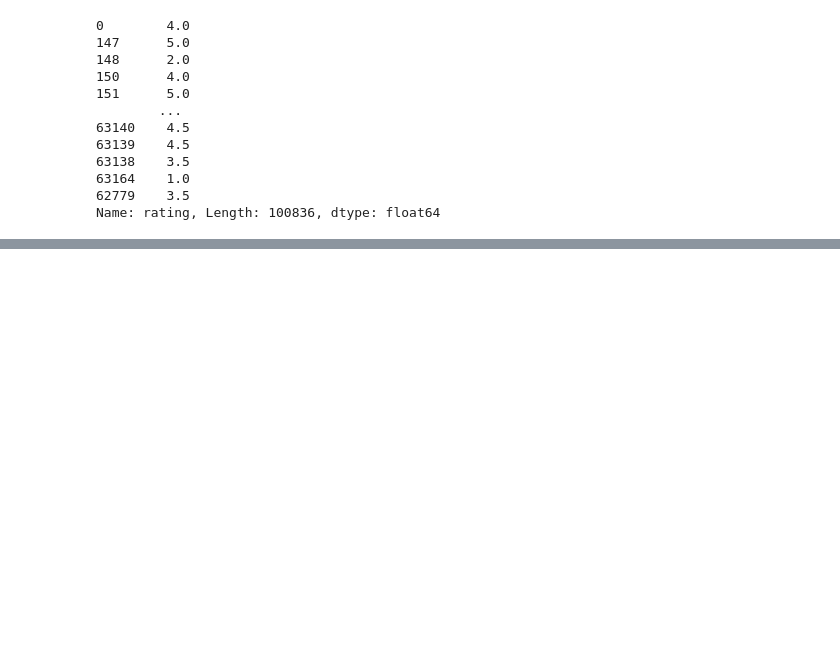
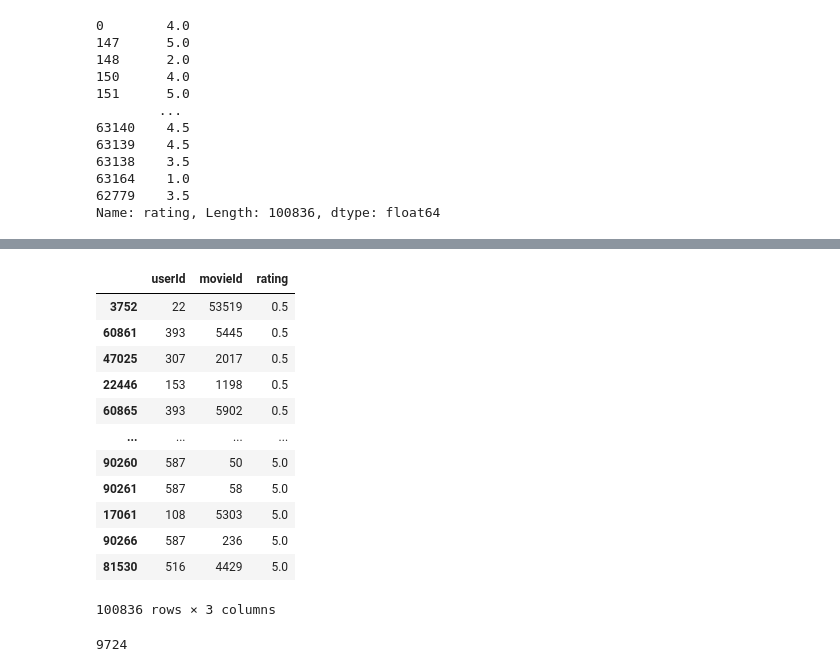
Before and after one commit to sewarslan/final_project, a Jupyter notebook: movie_recommender/creating_user_NN_data.ipynb, the cells around one changed output, grey strips where cells are left out. Saved outputs shown, nothing was run; the diff lists cells and outputs as text; code cells hidden in the pictures; blank space fills up the shorter version.

```diff
--- a/movie_recommender/creating_user_NN_data.ipynb
+++ b/movie_recommender/creating_user_NN_data.ipynb
@@ -305,0 +346,22 @@ Name: rating, Length: 100836, dtype: float64
+# %%
+
+ratings_df.sort_values(by=['rating'])
+# %% [output]
+|  | userId | movieId | rating |
+| 3752 | 22 | 53519 | 0.5 |
+| 60861 | 393 | 5445 | 0.5 |
+| 47025 | 307 | 2017 | 0.5 |
+| 22446 | 153 | 1198 | 0.5 |
+| 60865 | 393 | 5902 | 0.5 |
+| ... | ... | ... | ... |
+| 90260 | 587 | 50 | 5.0 |
+| 90261 | 587 | 58 | 5.0 |
+| 17061 | 108 | 5303 | 5.0 |
+| 90266 | 587 | 236 | 5.0 |
+| 81530 | 516 | 4429 | 5.0 |
+100836 rows × 3 columns
+# %%
+#finding how many unique movieId's
+ratings_df['movieId']. nunique()
+# %% [output]
+9724
```
Also changed, not shown: parts of 11 cells of this notebook.
